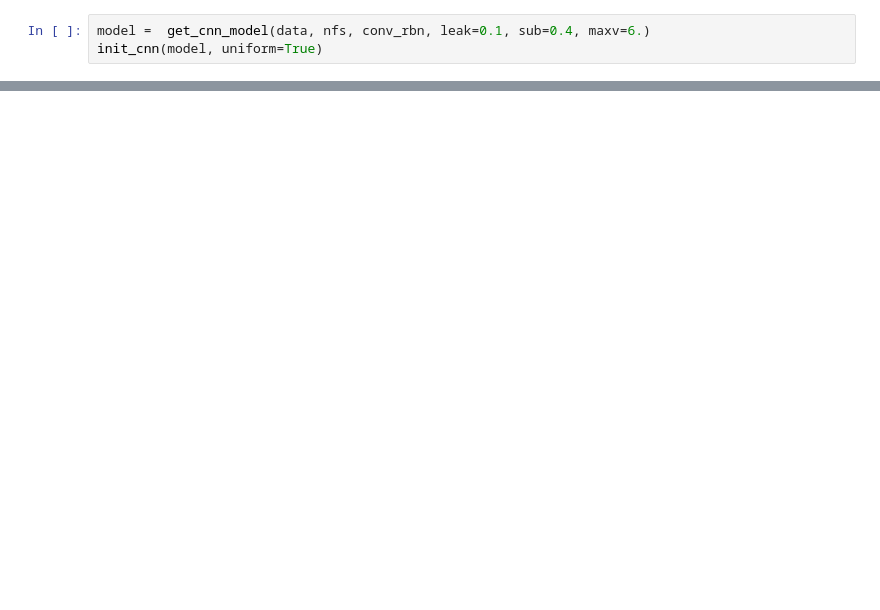
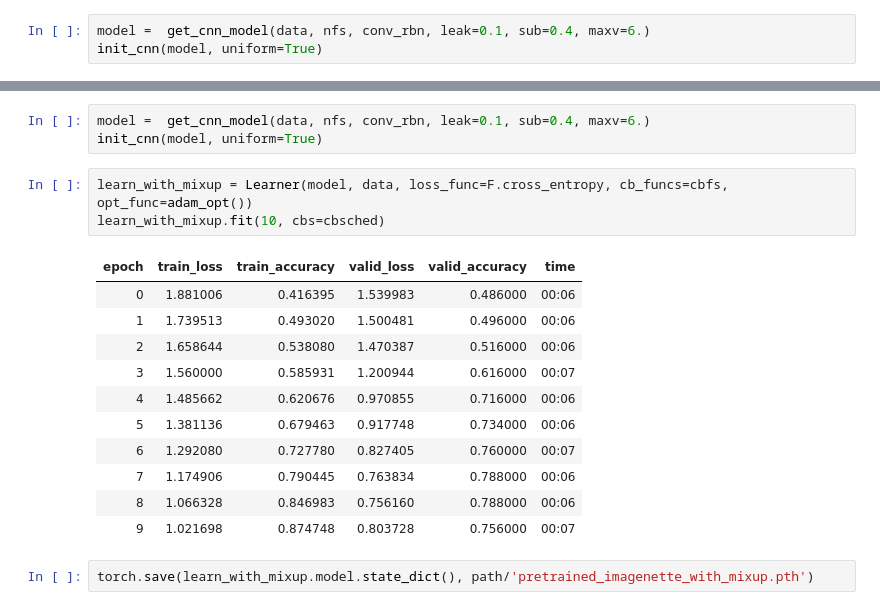
Before and after one commit to letsdodatascience/research-lib, a Jupyter notebook: nbs/08d_mixup.ipynb, the cells around one changed output, grey strips where cells are left out. Saved outputs shown, nothing was run; the diff lists cells and outputs as text; blank space fills up the shorter version.

```diff
--- a/nbs/08d_mixup.ipynb
+++ b/nbs/08d_mixup.ipynb
@@ -187,0 +192,20 @@ NameError: name 'l' is not defined
+# %%
+model =  get_cnn_model(data, nfs, conv_rbn, leak=0.1, sub=0.4, maxv=6.)
+init_cnn(model, uniform=True)
+# %%
+learn_with_mixup = Learner(model, data, loss_func=F.cross_entropy, cb_funcs=cbfs, opt_func=adam_opt())
+learn_with_mixup.fit(10, cbs=cbsched)
+# %% [output]
+| epoch | train_loss | train_accuracy | valid_loss | valid_accuracy | time |
+| 0 | 1.881006 | 0.416395 | 1.539983 | 0.486000 | 00:06 |
+| 1 | 1.739513 | 0.493020 | 1.500481 | 0.496000 | 00:06 |
+| 2 | 1.658644 | 0.538080 | 1.470387 | 0.516000 | 00:06 |
+| 3 | 1.560000 | 0.585931 | 1.200944 | 0.616000 | 00:07 |
+| 4 | 1.485662 | 0.620676 | 0.970855 | 0.716000 | 00:06 |
+| 5 | 1.381136 | 0.679463 | 0.917748 | 0.734000 | 00:06 |
+| 6 | 1.292080 | 0.727780 | 0.827405 | 0.760000 | 00:07 |
+| 7 | 1.174906 | 0.790445 | 0.763834 | 0.788000 | 00:06 |
+| 8 | 1.066328 | 0.846983 | 0.756160 | 0.788000 | 00:06 |
+| 9 | 1.021698 | 0.874748 | 0.803728 | 0.756000 | 00:07 |
+# %%
+torch.save(learn_with_mixup.model.state_dict(), path/'pretrained_imagenette_with_mixup.pth')
```
Also changed, not shown: parts of 10 cells of this notebook.
